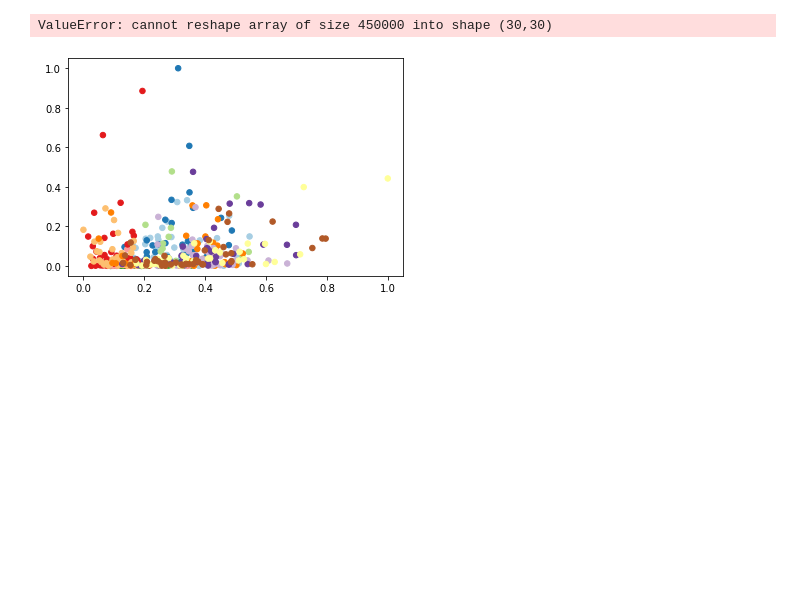
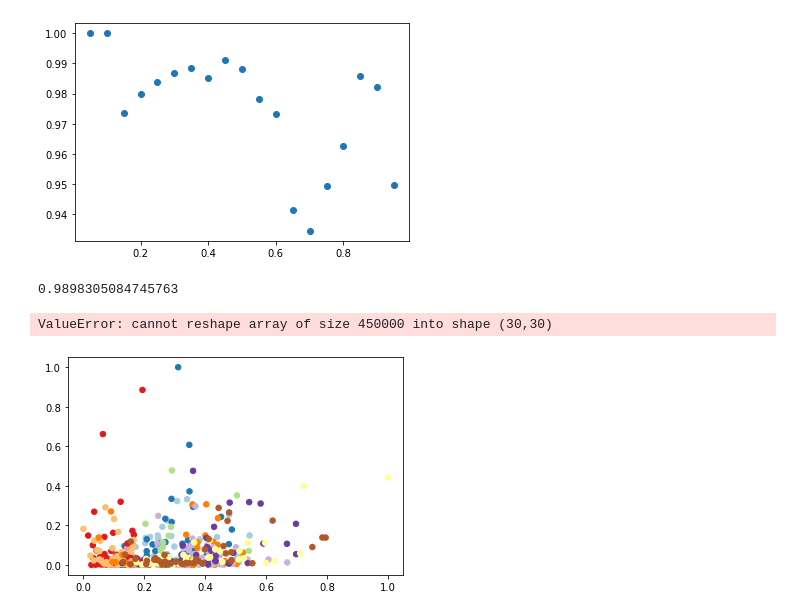
Before and after one commit to lm2-me/GEO5017Assignment2, a Jupyter notebook: SVM_linear.ipynb, the cells around one changed output. Cells and saved outputs as stored; diff of their text form; code cells hidden in the pictures; blank space fills up the shorter version.

```diff
--- a/SVM_linear.ipynb
+++ b/SVM_linear.ipynb
@@ -33,3 +83,20 @@ NameError: name 'sklearn' is not defined
+# %%
+import matplotlib.pyplot as plt
+
+plt.scatter(test_size_record, AO)
+plt.show()
+# %% [output]
+[figure, added]
+# %%
+from sklearn import metrics
+
+metrics.accuracy_score(y_test, y_pred)
+
+metrics.balanced_accuracy_score(y_test, y_pred)
+
+metrics.confusion_matrix(y_test, y_pred)
+# %% [output]
+0.9898305084745763
 # %%
 """
 =========================================
```
Also changed, not shown: parts of 3 cells of this notebook.
